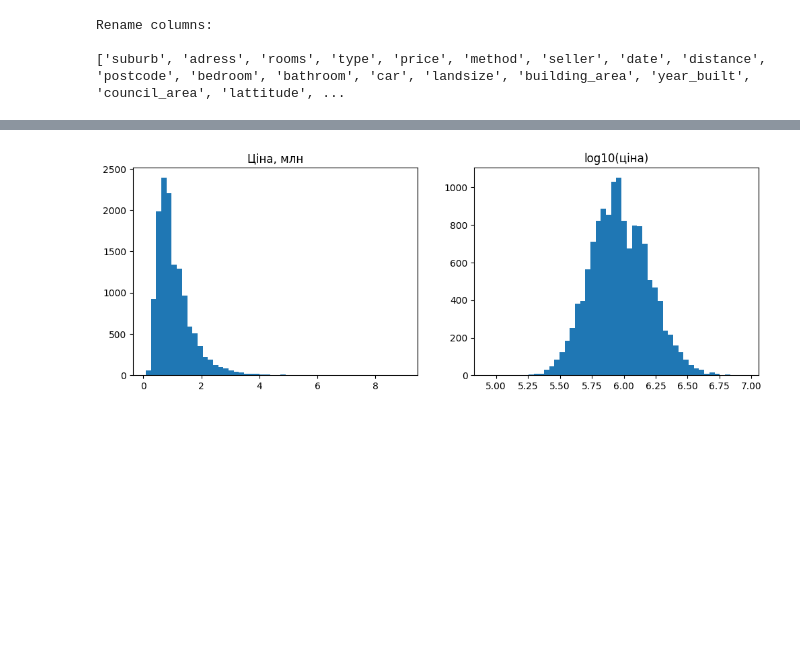
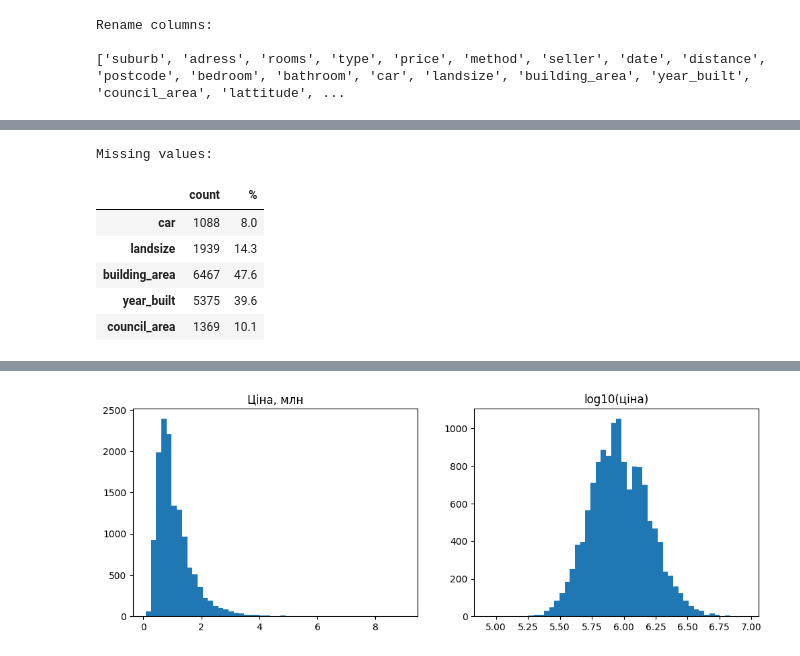
Before and after one commit to Olga-Lyt/melbourne-housing-DTA, a Jupyter notebook: notebooks/melbourne_housing.ipynb, the cells around one changed output, grey strips where cells are left out. Saved outputs shown, nothing was run; the diff lists cells and outputs as text; code cells hidden in the pictures; blank space fills up the shorter version.

```diff
--- a/notebooks/melbourne_housing.ipynb
+++ b/notebooks/melbourne_housing.ipynb
@@ -185 +185,22 @@ df.dtypes
 dtype: object
+# %%
+# Заміна нульових значень пропусками та перевірка
+for col in ['landsize', 'building_area', 'year_built', 'council_area']:
+    df.loc[df[col] == 0, col] = np.nan
+
+print("Missing values:\n")
+missing = df.isnull().sum()
+missing_pct = (missing / len(df) * 100).round(1)
+missing_report = pd.DataFrame({
+    'count': missing,
+    '%': missing_pct
+})
+missing_report[missing_report['count'] > 0]
+# %% [output]
+Missing values:
+|  | count | % |
+| car | 1088 | 8.0 |
+| landsize | 1939 | 14.3 |
+| building_area | 6467 | 47.6 |
+| year_built | 5375 | 39.6 |
+| council_area | 1369 | 10.1 |
```
Also changed, not shown: parts of 11 cells of this notebook.
